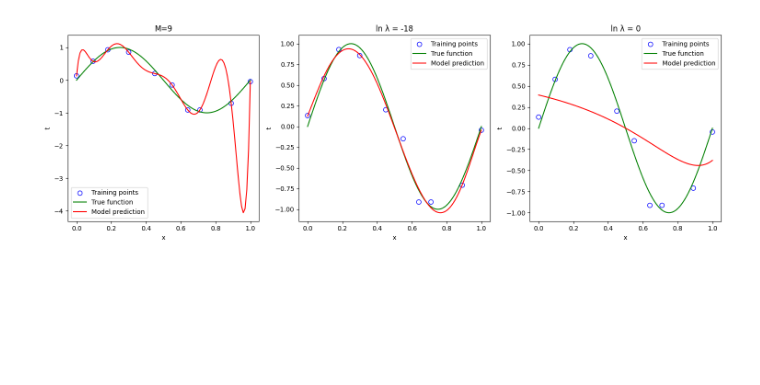
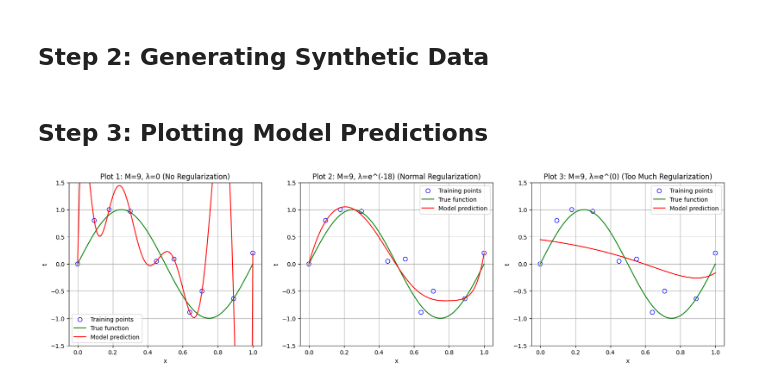
Before and after one commit to MLol-3/Machine-learning-class67, a Jupyter notebook: Linear Model Selection and Regularization/Q2.ipynb, the cells around one changed output. Cells and saved outputs as stored; diff of their text form; code cells hidden in the pictures; blank space fills up the shorter version.

Commit message:
Change Q2 to more stable data

```diff
--- a/Linear Model Selection and Regularization/Q2.ipynb
+++ b/Linear Model Selection and Regularization/Q2.ipynb
@@ -5,12 +9,13 @@ from sklearn.linear_model import Ridge
 from sklearn.preprocessing import PolynomialFeatures
 from sklearn.pipeline import make_pipeline
 from sklearn.metrics import mean_squared_error
+# %% [markdown]
+## Step 2: Generating Synthetic Data
 # %%
-
-# Generating synthetic data
-n_samples = 10
+# x = np.array([0, 0.11, 0.2, 0.3, 0.45, 0.55, 0.7, 0.8, 0.9, 1])
+# y = np.sin(2 * np.pi * x) + np.random.randn(len(x)) * 0.1
 x = np.array([0, 0.095, 0.18, 0.3, 0.45, 0.55, 0.64, 0.71, 0.89, 1])
-y = np.sin(2 * np.pi * x) + np.random.randn(n_samples) * 0.1
+y = np.array([0, 0.8, 1, 0.97, 0.05, 0.09, -0.89, -0.5, -0.64, 0.2])
 
 # Generate test data
 x_test = np.linspace(0, 1, 100)
@@ -24,28 +23,37 @@ titles = ["M=9", "ln λ = -18", "ln λ = 0"]
+# %% [markdown]
+## Step 3: Plotting Model Predictions
 # %%
+# Different polynomial degrees and regularization parameters
+degrees = [9, 9, 9]
+lambdas = [0, np.exp(-18), np.exp(0)]
+titles = ["Plot 1: M=9, λ=0 (No Regularization)", "Plot 2: M=9, λ=e^(-18) (Normal Regularization)", "Plot 3: M=9, λ=e^(0) (Too Much Regularization)"]
 
 # Plot settings for model predictions
-plt.figure(figsize=(15, 5))
+plt.figure(figsize=(20, 5))
 for i in range(3):
     plt.subplot(1, 3, i+1)
     plt.scatter(x, y, edgecolor='b', s=50, facecolor='none', label="Training points")
 
     # Polynomial regression with Ridge regularization
     poly = PolynomialFeatures(degree=degrees[i])
     model = make_pipeline(poly, Ridge(alpha=lambdas[i]))
     model.fit(x[:, np.newaxis], y)
 
     # Generate prediction
     y_pred = model.predict(x_test[:, np.newaxis])
 
     # Plot the data
     plt.plot(x_test, np.sin(2 * np.pi * x_test), color='green', label="True function")
     plt.plot(x_test, y_pred, color='red', label="Model prediction")
     plt.xlabel("x")
     plt.ylabel("t")
     plt.title(titles[i])
     plt.legend()
     plt.grid(True)
 
+    # Set y-axis limits to focus on the green line
+    plt.ylim(-1.5, 1.5)
+
 plt.show()
+# %% [output]
+[figure, added]
-# %% [markdown]
-![Figure_1.png](attachment:Figure_1.png)
```
Also changed, not shown: parts of 6 cells of this notebook.
